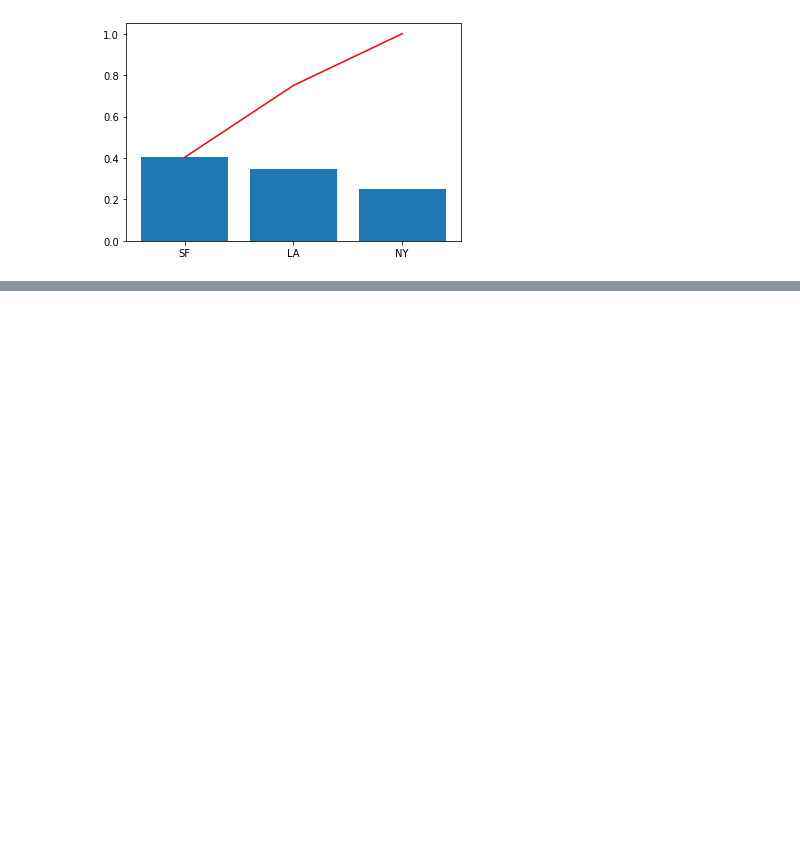
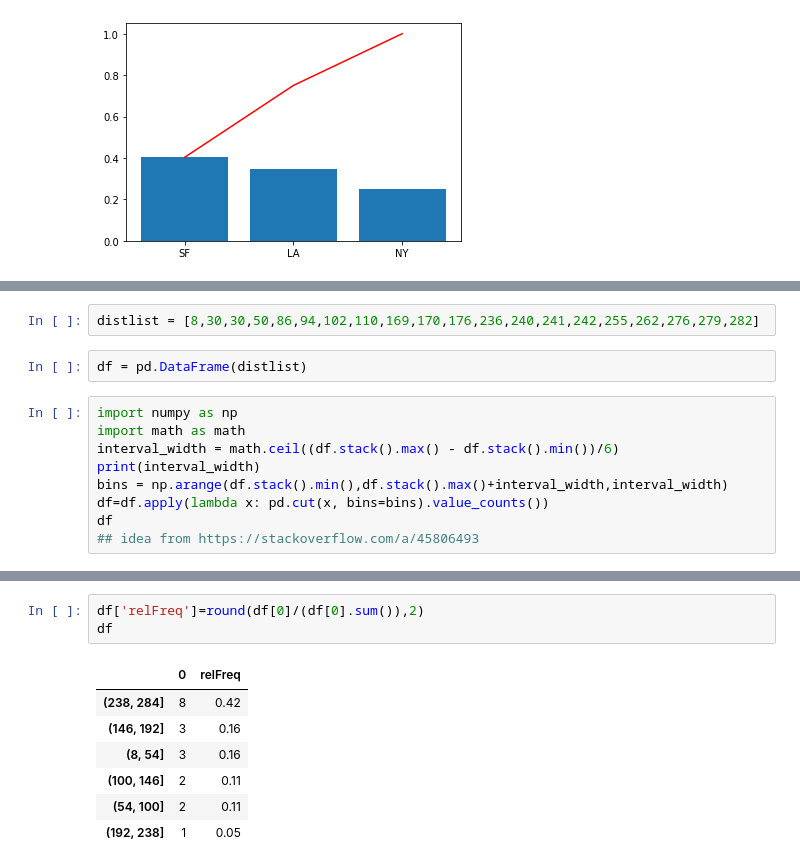
Before and after one commit to kurtzace/complete-data-science-bootcamp-excercises, a Jupyter notebook: Statistics.ipynb, the cells around one changed output, grey strips where cells are left out. Drawn from its saved outputs; the diff is of its cells as text; blank space fills up the shorter version.

```diff
--- a/Statistics.ipynb
+++ b/Statistics.ipynb
@@ -57,0 +90,13 @@ plt.show()
+# %%
+distlist = [8,30,30,50,86,94,102,110,169,170,176,236,240,241,242,255,262,276,279,282]
+# %%
+df = pd.DataFrame(distlist)
+# %%
+import numpy as np
+import math as math
+interval_width = math.ceil((df.stack().max() - df.stack().min())/6)
+print(interval_width)
+bins = np.arange(df.stack().min(),df.stack().max()+interval_width,interval_width)
+df=df.apply(lambda x: pd.cut(x, bins=bins).value_counts())
+df
+## idea from https://stackoverflow.com/a/45806493
@@ -57,0 +112,11 @@ plt.show()
+# %%
+df['relFreq']=round(df[0]/(df[0].sum()),2)
+df
+# %% [output]
+|  | 0 | relFreq |
+| (238, 284] | 8 | 0.42 |
+| (146, 192] | 3 | 0.16 |
+| (8, 54] | 3 | 0.16 |
+| (100, 146] | 2 | 0.11 |
+| (54, 100] | 2 | 0.11 |
+| (192, 238] | 1 | 0.05 |
```
Also changed, not shown: parts of 4 cells of this notebook.
